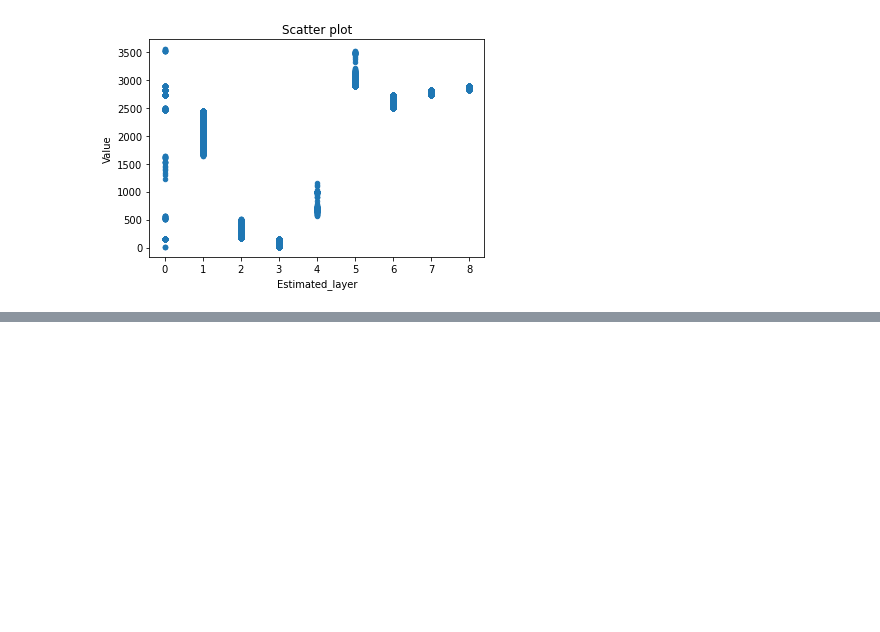
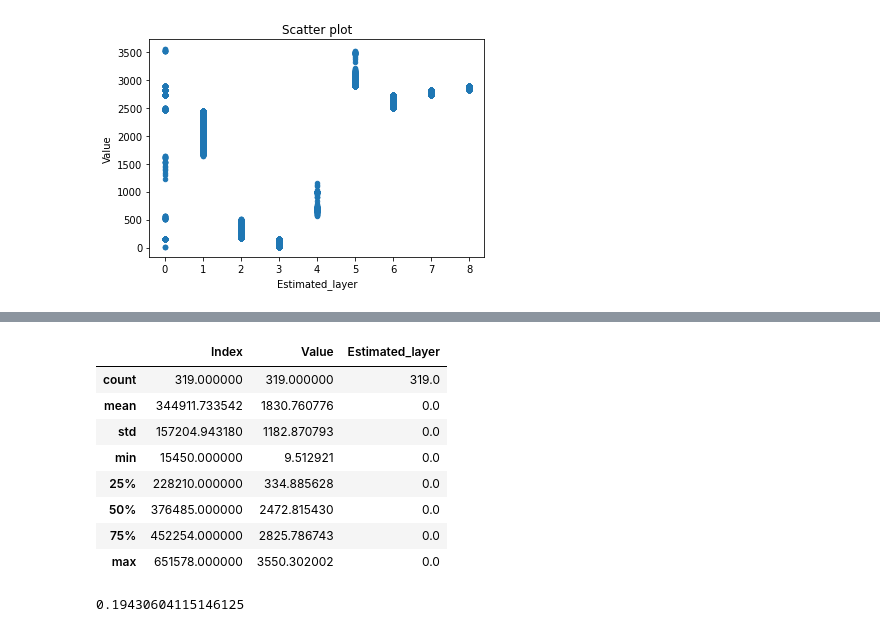
Before and after one commit to Priyanka-Kugapriya/Clustering_notebook, a Jupyter notebook: Assigning_labels.ipynb, the cells around one changed output, grey strips where cells are left out. Cells and saved outputs as stored; diff of their text form; code cells hidden in the pictures; blank space fills up the shorter version.

```diff
--- a/Assigning_labels.ipynb
+++ b/Assigning_labels.ipynb
@@ -202,0 +256,17 @@ plot.show(block=True);
+# %%
+df_plot_0.describe()
+# %% [output]
+|  | Index | Value | Estimated_layer |
+| count | 319.000000 | 319.000000 | 319.0 |
+| mean | 344911.733542 | 1830.760776 | 0.0 |
+| std | 157204.943180 | 1182.870793 | 0.0 |
+| min | 15450.000000 | 9.512921 | 0.0 |
+| 25% | 228210.000000 | 334.885628 | 0.0 |
+| 50% | 376485.000000 | 2472.815430 | 0.0 |
+| 75% | 452254.000000 | 2825.786743 | 0.0 |
+| max | 651578.000000 | 3550.302002 | 0.0 |
+# %%
+percent0 = 319 / 164174 * 100
+print(percent0)
+# %% [output]
+0.19430604115146125
```
Also changed, not shown: parts of 11 cells of this notebook.
